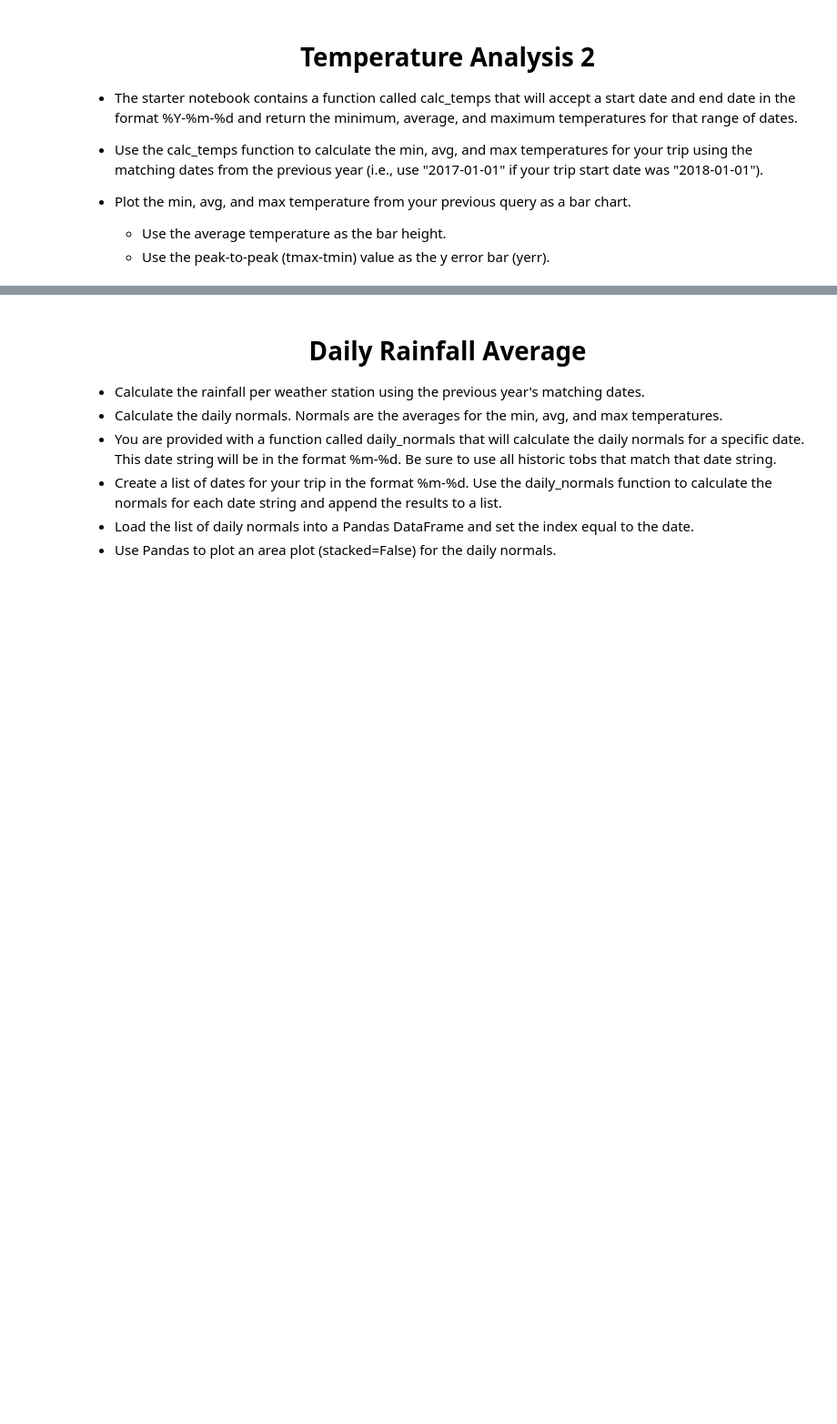
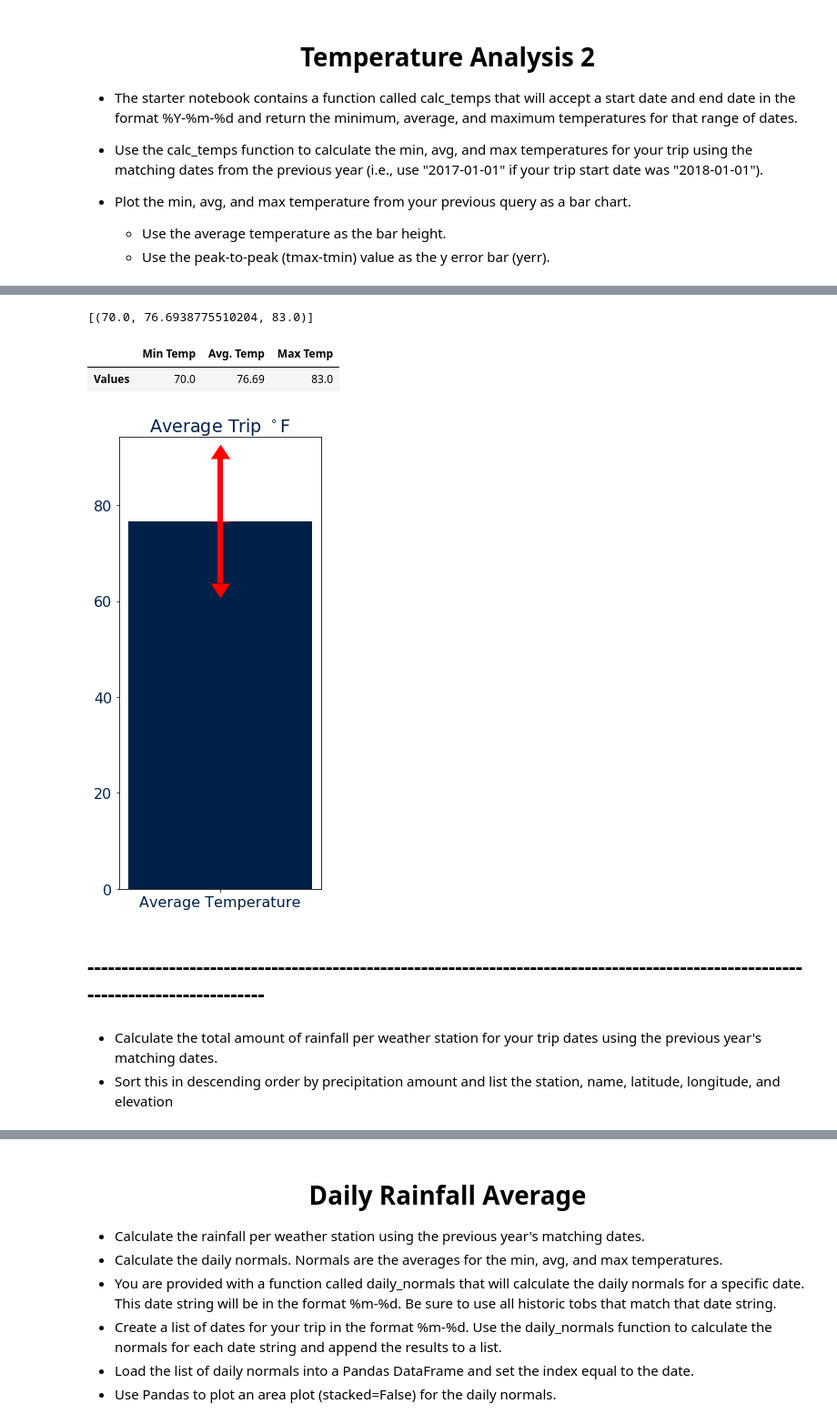
Before and after one commit to TomCallegari/UofT---SCS---Data-Anaytics-Bootcamp, a Jupyter notebook: Week 10 - Advanced Data Storage and Retrieval/Homework/Instructions/ClimatePy.ipynb, the cells around one changed output, grey strips where cells are left out. Shown at 91% size. Saved outputs shown, nothing was run; the diff lists cells and outputs as text; code cells hidden in the pictures; blank space fills up the shorter version.

```diff
--- a/Week 10 - Advanced Data Storage and Retrieval/Homework/Instructions/ClimatePy.ipynb
+++ b/Week 10 - Advanced Data Storage and Retrieval/Homework/Instructions/ClimatePy.ipynb
@@ -558,0 +679,71 @@ plt.show()
+# %%
+# Use your previous function `calc_temps` to calculate the tmin, tavg, and tmax
+# for your trip using the previous year's data for those same dates.
+print(calc_temps('2015-11-01', '2015-11-15'))
+# %% [output]
+[(70.0, 76.6938775510204, 83.0)]
+# %%
+# Plot the results from your previous query as a bar chart.
+# Use "Trip Avg Temp" as your Title
+# Use the average temperature for the y value
+# Use the peak-to-peak (tmax-tmin) value as the y error bar (yerr)
+trip_temps = calc_temps('2015-11-01', '2015-11-15')
+
+trip_dict = {
+    'Min Temp': trip_temps[0][0],
+    'Avg. Temp': trip_temps[0][1],
+    'Max Temp': trip_temps[0][2]
+}
+
+data = round(pd.DataFrame(trip_dict, index = ['Values']), 2)
+# %%
+data
+# %% [output]
+|  | Min Temp | Avg. Temp | Max Temp |
+| Values | 70.0 | 76.69 | 83.0 |
+# %%
+plt.rcParams.update({'font.size': 16})
+plt.rcParams['axes.axisbelow'] = True
+
+COLOR = '#002147'
+plt.rcParams['text.color'] = COLOR
+plt.rcParams['axes.labelcolor'] = COLOR
+plt.rcParams['xtick.color'] = COLOR
+plt.rcParams['ytick.color'] = COLOR
+plt.rcParams['lines.color'] = COLOR
+plt.rcParams['lines.linewidth'] = 2
+
+label = ['Average Temperature']
+yerr = trip_temps[0][2] - trip_temps[0][0]
+
+fig, ax = plt.subplots(1, figsize = [4, 8])
+
+ax.bar(
+    label,
+    data['Avg. Temp'],
+    color = '#002147'
+)
+ax.errorbar(
+    label,
+    data['Avg. Temp'],
+    yerr = yerr,
+    ecolor = 'red',
+    elinewidth = 6,
+    uplims=True,
+    lolims=True,
+    capsize = 10
+)
+
+ax.set_title('Average Trip $^\circ$F')
+
+plt.tight_layout()
+plt.savefig('Average Trip Temperature (Errorbar).png')
+
+plt.show()
+# %% [output]
+[figure, added]
+# %% [markdown]
+## -----------------------------------------------------------------------------------------------------------------------------------
+# %% [markdown]
+* Calculate the total amount of rainfall per weather station for your trip dates using the previous year's matching dates.
+* Sort this in descending order by precipitation amount and list the station, name, latitude, longitude, and elevation
```
Also changed, not shown: parts of 41 cells of this notebook, 3 other files.
